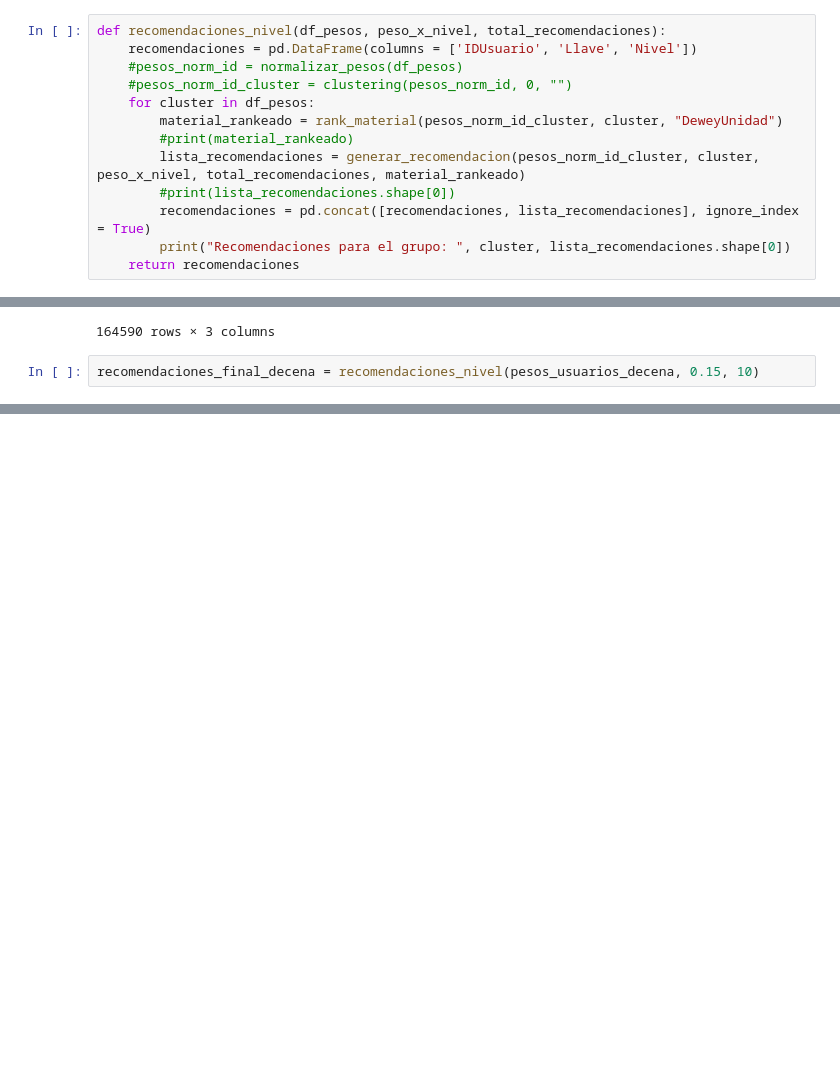
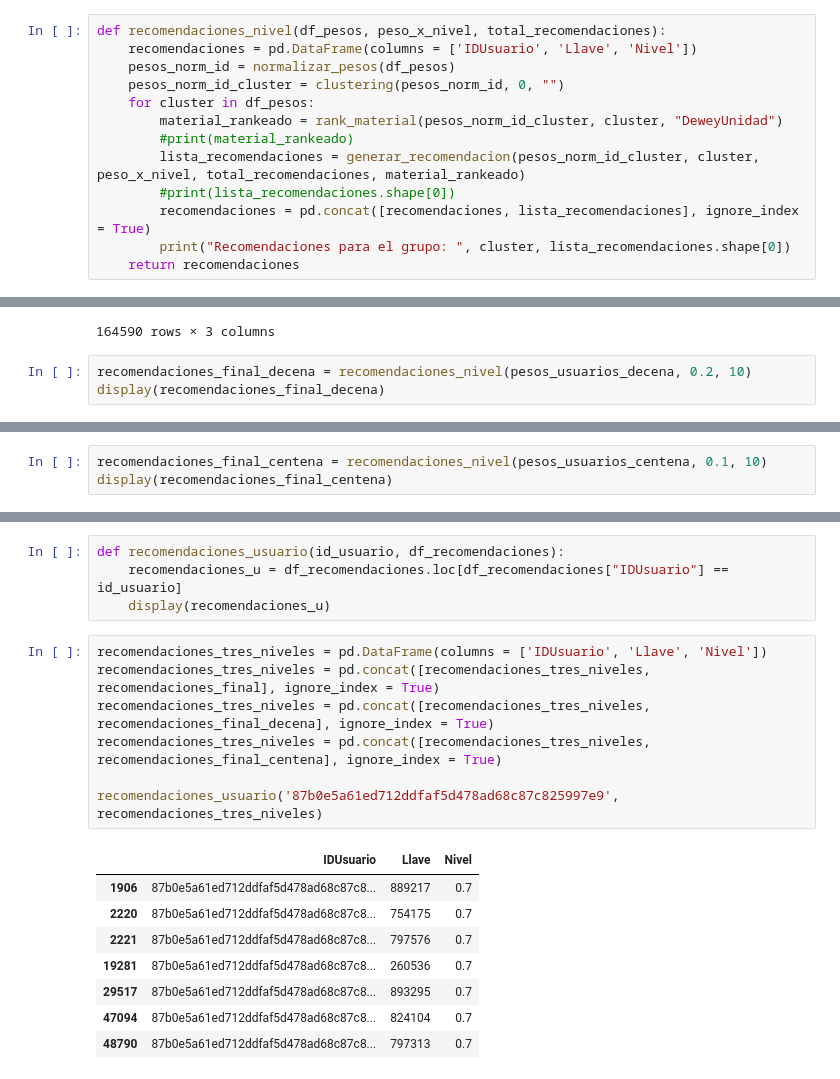
Before and after one commit to Johan-Ortegon-1/uaque, a Jupyter notebook: V2_Clustering_+_Recomendations/Untitled.ipynb, the cells around one changed output, grey strips where cells are left out. Saved outputs shown, nothing was run; the diff lists cells and outputs as text; blank space fills up the shorter version.

Commit message:
Recomendaciones para los 3 niveles de Dewey - Fix

```diff
--- a/V2_Clustering_+_Recomendations/Untitled.ipynb
+++ b/V2_Clustering_+_Recomendations/Untitled.ipynb
@@ -230,8 +230,8 @@ def generar_recomendacion(pesos_clustering, cluster, peso_x_nivel, total_recomen
 # %%
 def recomendaciones_nivel(df_pesos, peso_x_nivel, total_recomendaciones):
     recomendaciones = pd.DataFrame(columns = ['IDUsuario', 'Llave', 'Nivel'])
-    #pesos_norm_id = normalizar_pesos(df_pesos)
-    #pesos_norm_id_cluster = clustering(pesos_norm_id, 0, "")
+    pesos_norm_id = normalizar_pesos(df_pesos)
+    pesos_norm_id_cluster = clustering(pesos_norm_id, 0, "")
     for cluster in df_pesos:
         material_rankeado = rank_material(pesos_norm_id_cluster, cluster, "DeweyUnidad")
         #print(material_rankeado)
@@ -387,7 +387,8 @@ display(recomendaciones_final)
 | 164589 | ea158017be832823712035897de2f610c... | 820764 | 0.7 |
 164590 rows × 3 columns
 # %%
-recomendaciones_final_decena = recomendaciones_nivel(pesos_usuarios_decena, 0.15, 10)
+recomendaciones_final_decena = recomendaciones_nivel(pesos_usuarios_decena, 0.2, 10)
+display(recomendaciones_final_decena)
 # %% [output]
 A value is trying to be set on a copy of a slice from a DataFrame.
 Try using .loc[row_indexer,col_indexer] = value instead
@@ -620,0 +520,3 @@ recomendaciones_usuario('c361c772cd0220bb16dcfb2ad803e4903334ab94', recomendacio
+# %%
+recomendaciones_final_centena = recomendaciones_nivel(pesos_usuarios_centena, 0.1, 10)
+display(recomendaciones_final_centena)
@@ -620,0 +651,20 @@ recomendaciones_usuario('c361c772cd0220bb16dcfb2ad803e4903334ab94', recomendacio
+# %%
+def recomendaciones_usuario(id_usuario, df_recomendaciones):
+    recomendaciones_u = df_recomendaciones.loc[df_recomendaciones["IDUsuario"] == id_usuario]
+    display(recomendaciones_u)
+# %%
+recomendaciones_tres_niveles = pd.DataFrame(columns = ['IDUsuario', 'Llave', 'Nivel'])
+recomendaciones_tres_niveles = pd.concat([recomendaciones_tres_niveles, recomendaciones_final], ignore_index = True)
+recomendaciones_tres_niveles = pd.concat([recomendaciones_tres_niveles, recomendaciones_final_decena], ignore_index = True)
+recomendaciones_tres_niveles = pd.concat([recomendaciones_tres_niveles, recomendaciones_final_centena], ignore_index = True)
+
+recomendaciones_usuario('87b0e5a61ed712ddfaf5d478ad68c87c825997e9', recomendaciones_tres_niveles)
+# %% [output]
+|  | IDUsuario | Llave | Nivel |
+| 1906 | 87b0e5a61ed712ddfaf5d478ad68c87c8... | 889217 | 0.7 |
+| 2220 | 87b0e5a61ed712ddfaf5d478ad68c87c8... | 754175 | 0.7 |
+| 2221 | 87b0e5a61ed712ddfaf5d478ad68c87c8... | 797576 | 0.7 |
+| 19281 | 87b0e5a61ed712ddfaf5d478ad68c87c8... | 260536 | 0.7 |
+| 29517 | 87b0e5a61ed712ddfaf5d478ad68c87c8... | 893295 | 0.7 |
+| 47094 | 87b0e5a61ed712ddfaf5d478ad68c87c8... | 824104 | 0.7 |
+| 48790 | 87b0e5a61ed712ddfaf5d478ad68c87c8... | 797313 | 0.7 |
```
Also changed, not shown: parts of 5 cells of this notebook.
